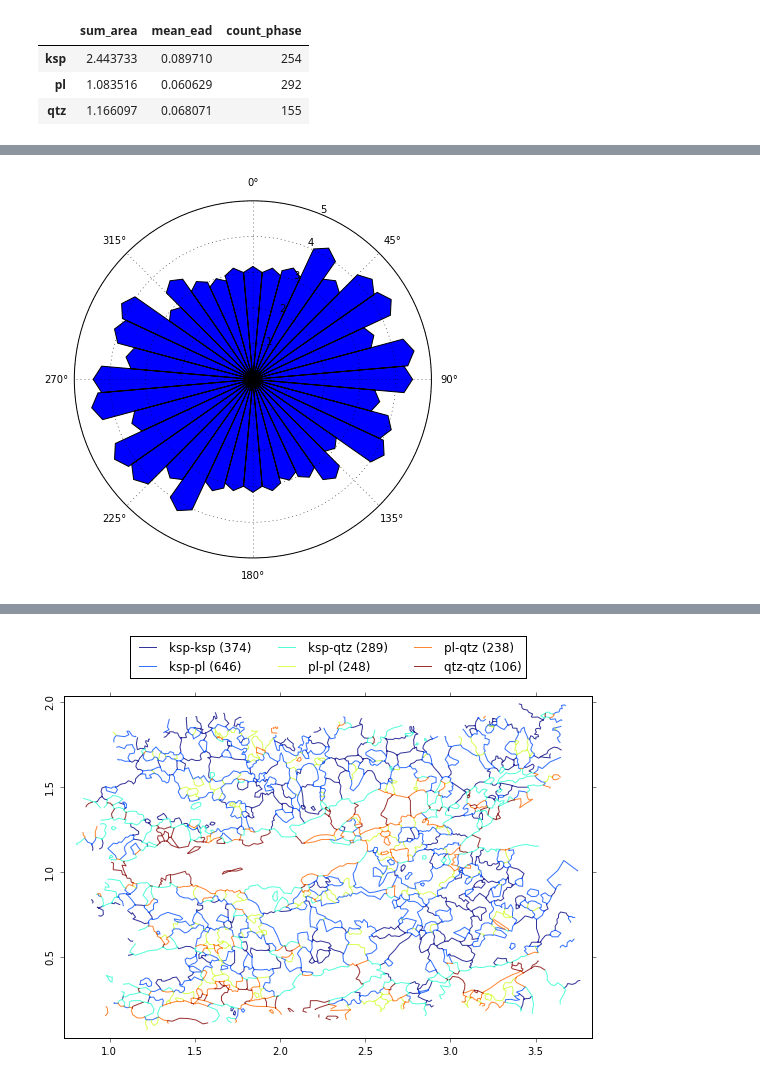
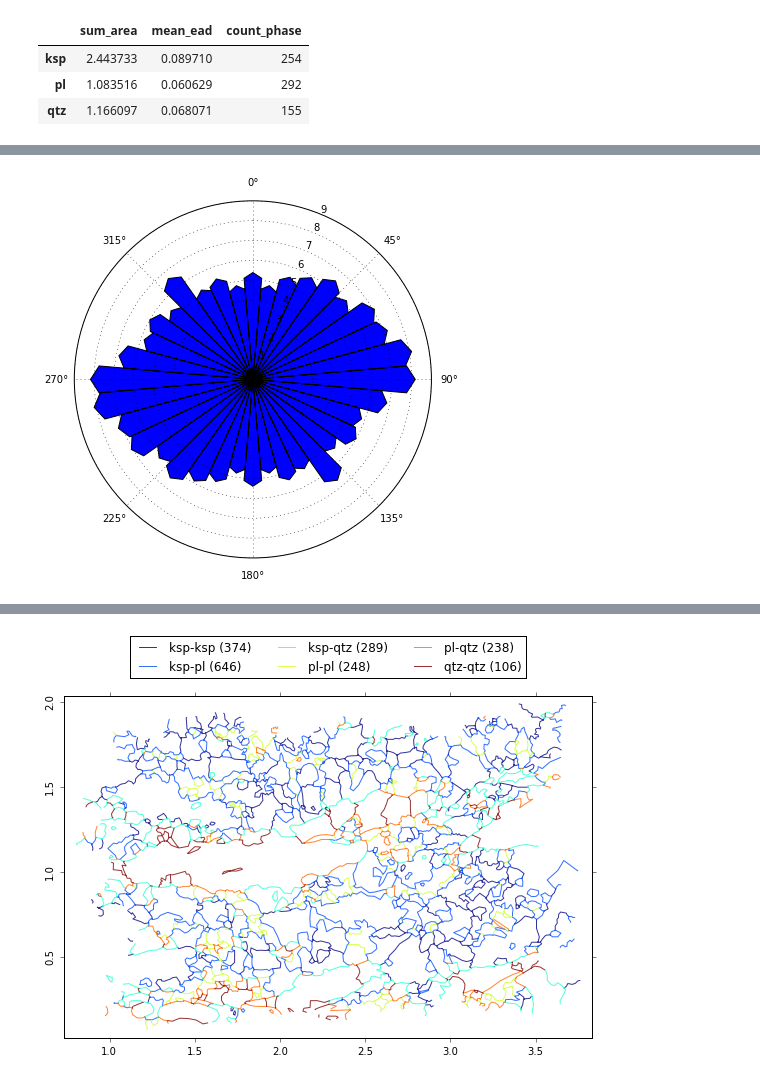
Before and after one commit to ondrolexa/polylx, a Jupyter notebook: polylx_tutorial.ipynb, the cells around one changed output, grey strips where cells are left out. Saved outputs shown, nothing was run; the diff lists cells and outputs as text; code cells hidden in the pictures.

```diff
--- a/polylx_tutorial.ipynb
+++ b/polylx_tutorial.ipynb
@@ -39,4 +89,4 @@ g.agg('sum','area','mean','ead','count','phase')
 # %%
-g['ksp'].rose()
+g.rose()
 # %% [output]
-[figure, old version]
+[figure, new version]
```
Also changed, not shown: parts of 22 cells of this notebook, 1 other file.
